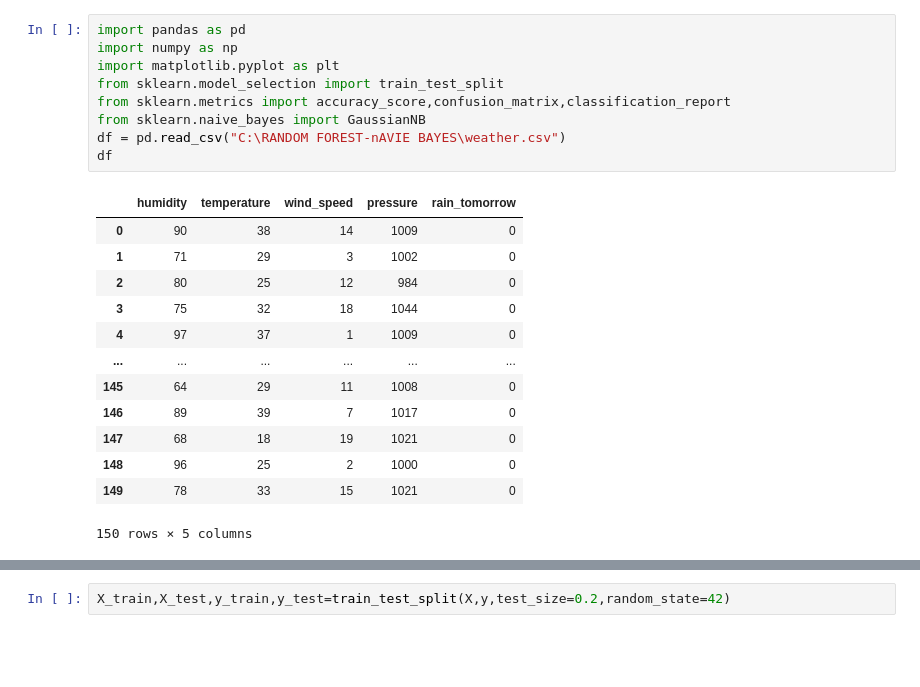
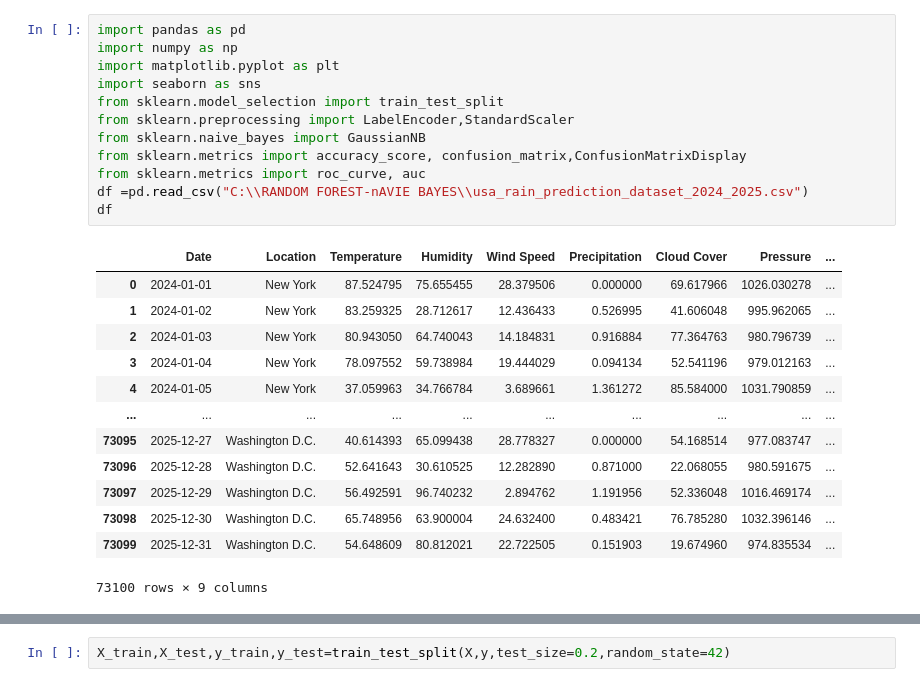
Before and after one commit to sakthigowshick/navie-bayes-weather-forecast, a Jupyter notebook: CODE.ipynb, the cells around one changed output, grey strips where cells are left out. Drawn from its saved outputs; the diff is of its cells as text; blank space fills up the shorter version.

```diff
--- a/CODE.ipynb
+++ b/CODE.ipynb
@@ -1,23 +1,26 @@
 # %%
 import pandas as pd
 import numpy as np
 import matplotlib.pyplot as plt
+import seaborn as sns
 from sklearn.model_selection import train_test_split
-from sklearn.metrics import accuracy_score,confusion_matrix,classification_report
+from sklearn.preprocessing import LabelEncoder,StandardScaler
 from sklearn.naive_bayes import GaussianNB
-df = pd.read_csv("C:\RANDOM FOREST-nAVIE BAYES\weather.csv")
+from sklearn.metrics import accuracy_score, confusion_matrix,ConfusionMatrixDisplay
+from sklearn.metrics import roc_curve, auc
+df =pd.read_csv("C:\\RANDOM FOREST-nAVIE BAYES\\usa_rain_prediction_dataset_2024_2025.csv")
 df
 # %% [output]
-|  | humidity | temperature | wind_speed | pressure | rain_tomorrow |
-| 0 | 90 | 38 | 14 | 1009 | 0 |
-| 1 | 71 | 29 | 3 | 1002 | 0 |
-| 2 | 80 | 25 | 12 | 984 | 0 |
-| 3 | 75 | 32 | 18 | 1044 | 0 |
-| 4 | 97 | 37 | 1 | 1009 | 0 |
-| ... | ... | ... | ... | ... | ... |
-| 145 | 64 | 29 | 11 | 1008 | 0 |
-| 146 | 89 | 39 | 7 | 1017 | 0 |
-| 147 | 68 | 18 | 19 | 1021 | 0 |
-| 148 | 96 | 25 | 2 | 1000 | 0 |
-| 149 | 78 | 33 | 15 | 1021 | 0 |
+|  | Date | Location | Temperature | Humidity | Wind Speed | Precipitation | Cloud Cover | Pressure | ... |
+| 0 | 2024-01-01 | New York | 87.524795 | 75.655455 | 28.379506 | 0.000000 | 69.617966 | 1026.030278 | ... |
+| 1 | 2024-01-02 | New York | 83.259325 | 28.712617 | 12.436433 | 0.526995 | 41.606048 | 995.962065 | ... |
+| 2 | 2024-01-03 | New York | 80.943050 | 64.740043 | 14.184831 | 0.916884 | 77.364763 | 980.796739 | ... |
+| 3 | 2024-01-04 | New York | 78.097552 | 59.738984 | 19.444029 | 0.094134 | 52.541196 | 979.012163 | ... |
+| 4 | 2024-01-05 | New York | 37.059963 | 34.766784 | 3.689661 | 1.361272 | 85.584000 | 1031.790859 | ... |
+| ... | ... | ... | ... | ... | ... | ... | ... | ... | ... |
+| 73095 | 2025-12-27 | Washington D.C. | 40.614393 | 65.099438 | 28.778327 | 0.000000 | 54.168514 | 977.083747 | ... |
+| 73096 | 2025-12-28 | Washington D.C. | 52.641643 | 30.610525 | 12.282890 | 0.871000 | 22.068055 | 980.591675 | ... |
+| 73097 | 2025-12-29 | Washington D.C. | 56.492591 | 96.740232 | 2.894762 | 1.191956 | 52.336048 | 1016.469174 | ... |
+| 73098 | 2025-12-30 | Washington D.C. | 65.748956 | 63.900004 | 24.632400 | 0.483421 | 76.785280 | 1032.396146 | ... |
+| 73099 | 2025-12-31 | Washington D.C. | 54.648609 | 80.812021 | 22.722505 | 0.151903 | 19.674960 | 974.835534 | ... |
-150 rows × 5 columns
+73100 rows × 9 columns
```
Also changed, not shown: parts of 15 cells of this notebook, 4 other files.
